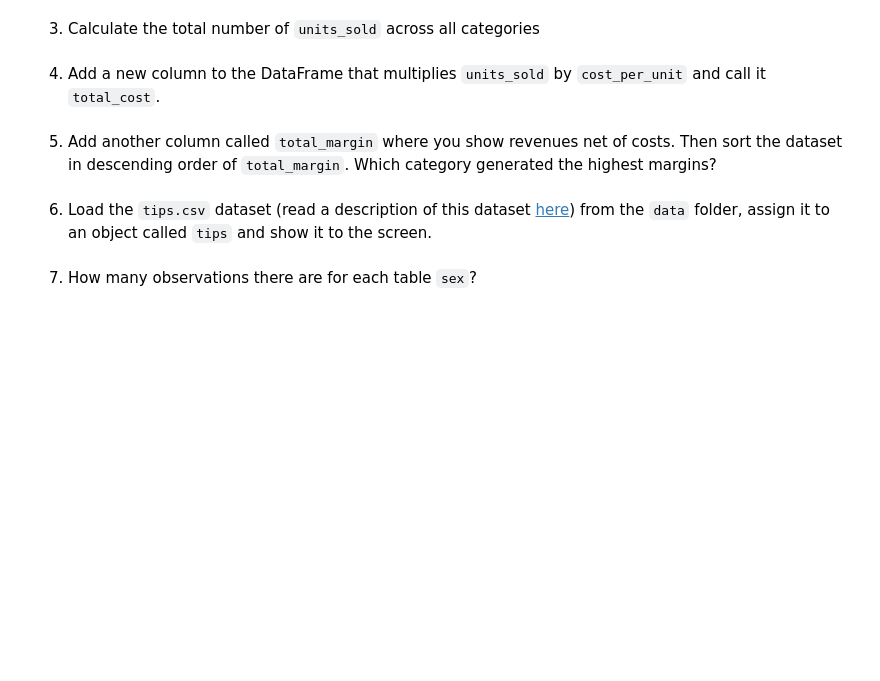
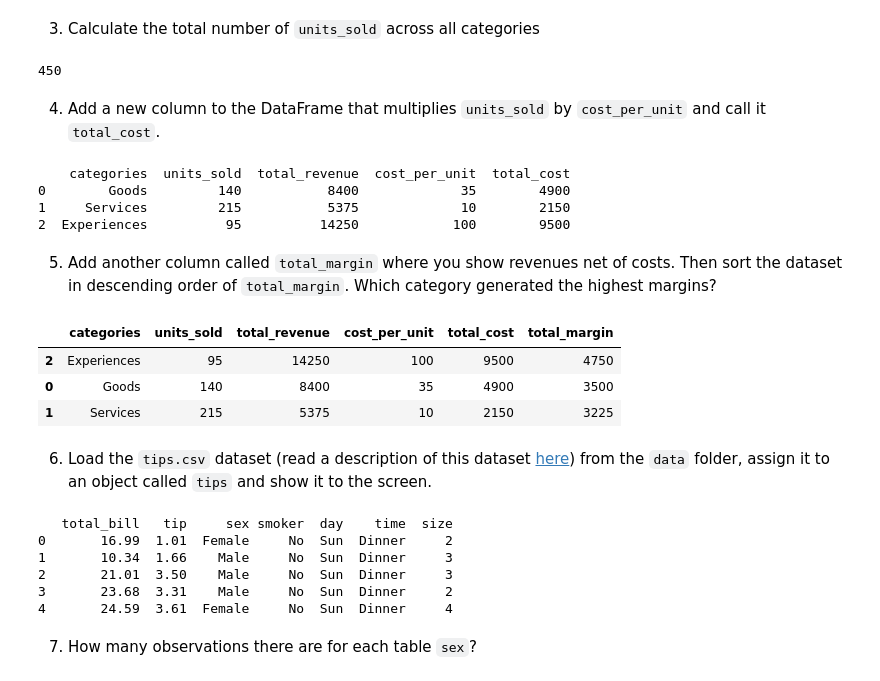
Before and after one commit to extra-jalapenos/python-pandas, a Jupyter notebook: 4b Homework.ipynb, the cells around one changed output. Saved outputs shown, nothing was run; the diff lists cells and outputs as text; code cells hidden in the pictures; blank space fills up the shorter version.

```diff
--- a/4b Homework.ipynb
+++ b/4b Homework.ipynb
@@ -17,3 +17,6 @@ sales_dict = {'categories': ['Goods', 'Services', 'Experiences'],
               'units_sold': [140, 215, 95],
               'total_revenue': [8400, 5375, 14250],
               'cost_per_unit': [35, 10, 100]}
+# %%
+sales = pd.DataFrame(sales_dict)
+print(sales)
@@ -26,10 +50,41 @@ sales_dict = {'categories': ['Goods', 'Services', 'Experiences'],
 # %% [markdown]
 3. Calculate the total number of `units_sold` across all categories
+# %%
+sum_units_sold = sum(sales["units_sold"])
+print(sum_units_sold)
+# %% [output]
+450
 # %% [markdown]
 4. Add a new column to the DataFrame that multiplies `units_sold` by `cost_per_unit` and call it `total_cost`.
+# %%
+sales["total_cost"] = sales["cost_per_unit"] * sales["units_sold"]
+print(sales)
+# %% [output]
+    categories  units_sold  total_revenue  cost_per_unit  total_cost
+0        Goods         140           8400             35        4900
+1     Services         215           5375             10        2150
+2  Experiences          95          14250            100        9500
 # %% [markdown]
 5. Add another column called `total_margin` where you show revenues net of costs. Then sort the dataset in descending order of `total_margin`. Which category generated the highest margins?
+# %%
+sales["total_margin"] = sales["total_revenue"] - sales["total_cost"]
+sales.sort_values("total_margin", ascending=False)
+# %% [output]
+|  | categories | units_sold | total_revenue | cost_per_unit | total_cost | total_margin |
+| 2 | Experiences | 95 | 14250 | 100 | 9500 | 4750 |
+| 0 | Goods | 140 | 8400 | 35 | 4900 | 3500 |
+| 1 | Services | 215 | 5375 | 10 | 2150 | 3225 |
 # %% [markdown]
 6. Load the `tips.csv` dataset (read a description of this dataset [here](https://vincentarelbundock.github.io/Rdatasets/doc/reshape2/tips.html)) from the `data` folder, assign it to an object called `tips` and show it to the screen.
+# %%
+tips = pd.read_csv("./data/tips.csv")
+print(tips.head())
+# %% [output]
+   total_bill   tip     sex smoker  day    time  size
+0       16.99  1.01  Female     No  Sun  Dinner     2
+1       10.34  1.66    Male     No  Sun  Dinner     3
+2       21.01  3.50    Male     No  Sun  Dinner     3
+3       23.68  3.31    Male     No  Sun  Dinner     2
+4       24.59  3.61  Female     No  Sun  Dinner     4
 # %% [markdown]
 7. How many observations there are for each table `sex`?
```
Also changed, not shown: parts of 10 cells of this notebook, 1 other file.
